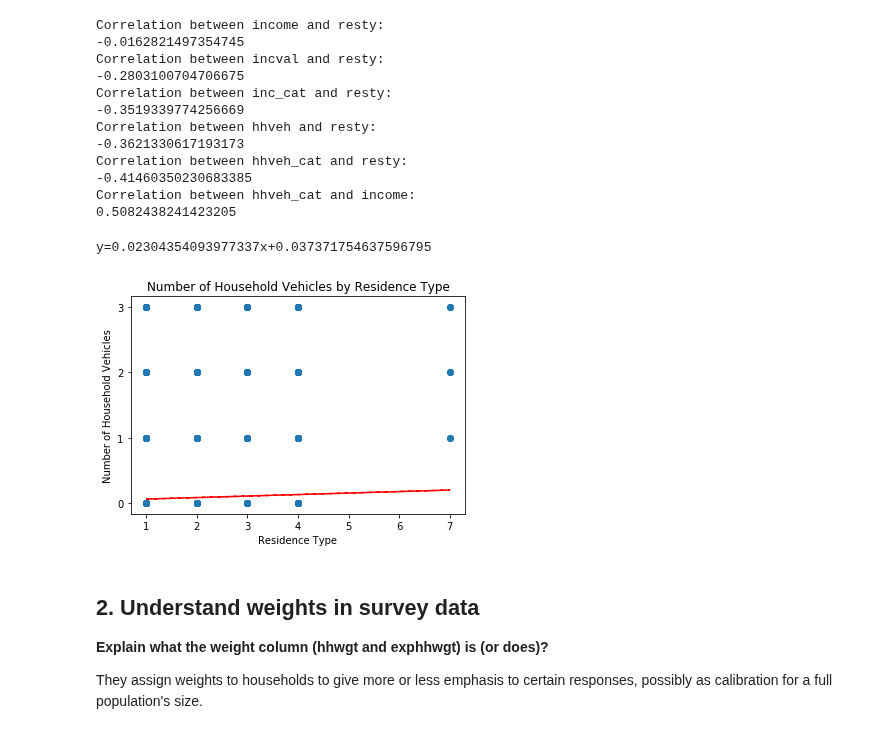
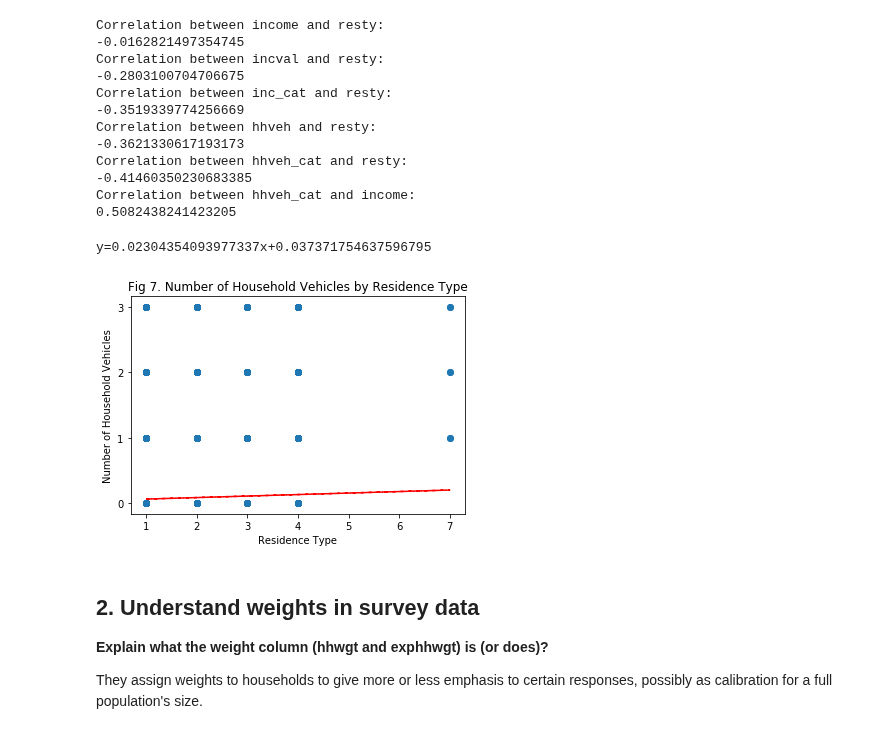
Before and after one commit to saashimi/USP_587, a Jupyter notebook: hw1.ipynb, the cells around one changed output. Cells and saved outputs as stored; diff of their text form; code cells hidden in the pictures.

```diff
--- a/hw1.ipynb
+++ b/hw1.ipynb
@@ -376,22 +380,22 @@ Correlation between hhveh_cat and income:
 # %%
 df_resty_new = df_veh_cat_new.loc[df_veh_cat_new['resty'] != 9]
 x = df_resty_new['resty']
 y = df_resty_new['hhveh_cat']
 
 plt.scatter(x, y);
 # Fit trend line
 z = np.polyfit(x, y, 1)
 p = np.poly1d(z)
 plt.plot(x,p(x),"r--")
 # the line equation:
 print ("y={}x+{}".format(z[0],z[1]))
-plt.title('Number of Household Vehicles by Residence Type');
+plt.title('Fig 7. Number of Household Vehicles by Residence Type');
 plt.xlabel('Residence Type');
 plt.ylabel('Number of Household Vehicles');
 plt.yticks(np.arange(0, 4,step=1));
 # %% [output]
 y=0.02304354093977337x+0.037371754637596795
-[figure, old version]
+[figure, new version]
 # %% [markdown]
 ## 2. Understand weights in survey data
 
```
Also changed, not shown: parts of 18 cells of this notebook.
